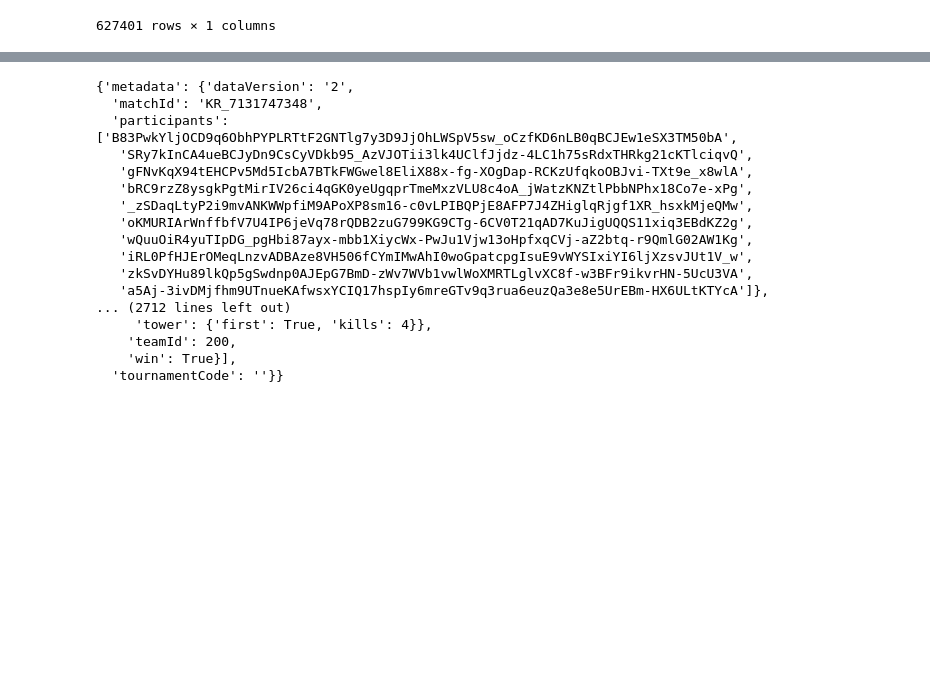
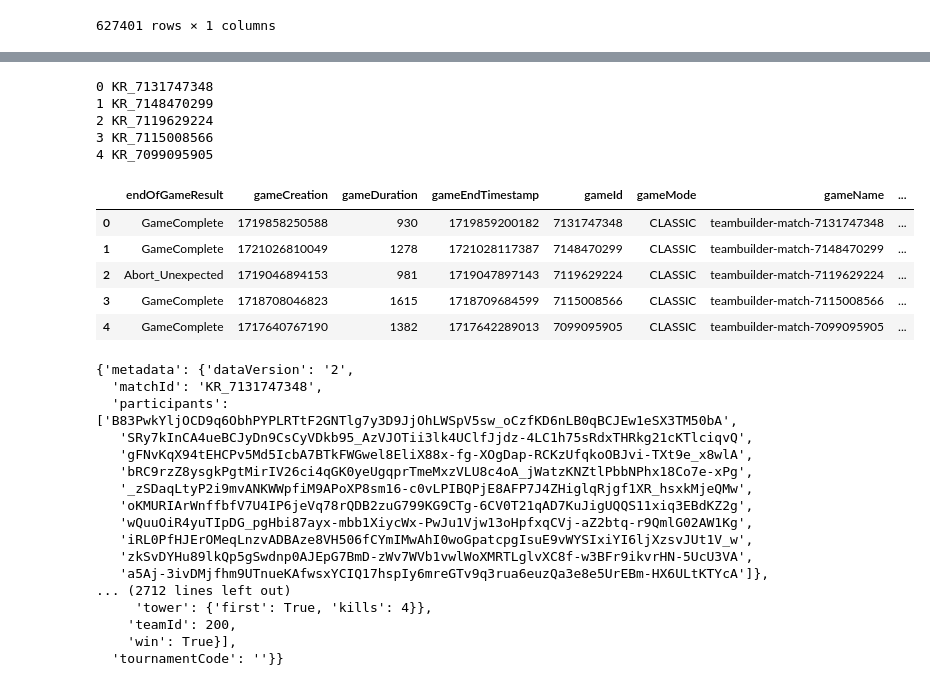
Before and after one commit to kim-bo-saeng/personal_project, a Jupyter notebook: lol_data/lol_api_data_analysis.ipynb, the cells around one changed output, grey strips where cells are left out. Drawn from its saved outputs; the diff is of its cells as text; code cells hidden in the pictures; blank space fills up the shorter version.

Commit message:
feat : data_tb_creation

```diff
--- a/lol_data/lol_api_data_analysis.ipynb
+++ b/lol_data/lol_api_data_analysis.ipynb
@@ -379,6 +396,37 @@ match_data_metadata_df
 | 2 | 2 | KR_7119629224 | 25k3AYEOln641aD9yu93wvozo6_iexxkJ... | DZPt_qsDIGJOypuytsQT1lEROmwKEY2YK... | -eVPjzc8MuFQnSm7xDstkmE-3tOShQ_UO... | DUMdkfI3q4C2dfD8t4mv2Pr_k2i-GankF... | 14Gg53Yeca1bAyAw7-c0EUMZL4MODX3uO... | XaxZ2bATV6HDtnA4hNDfmQ7zKEmREuaSV... | 7Oqi1hxsB7VLPWdeAzFQZkM7pVgn2qZ-c... | LZu82UkzT1lb7mWxEdevzYfeiGK4Suyl6... | ... |
 | 3 | 2 | KR_7115008566 | fdVSjlblc_sxW6SWA1mCwTfy2dy7LofVc... | aOugu91Lb4krSBx2oa06WXXPeRB4XXI6T... | IBrQLW0RyH5TgotjLe_SlmUGKKuwGrpi4... | DLemiyAJLwmoQj0iYq_K2hbXKn_P34PBe... | NVSzKCJkPmt6X-Tgp2R_KHCJ2fQVok9wp... | RpEUypjofXYLvKA7Jj0vOLxociRbAJYQW... | fTMQwEIoiGTTwUIKgQ1j8eUisVFulHb-o... | HPZD45jKmy6kCe9Uht7bXhN9AESu4VPNK... | ... |
 | 4 | 2 | KR_7099095905 | 9rBpKbL6S6YjOZ-EqePSKp746bgP7_bv4... | 5MtfIe_edEXERXIANRaiVqTvXzzJKOKe9... | fXsNgY2XWpcRZJnbeiZ887Ty_hNwZT4Wv... | WqR-JpIiTormjb2Py_KiQoEnK5jZIXLJp... | HtaFI1aqxmA1RTWR8AqpNxrjDycYVP33z... | CcOWE-z2O8KoSQ1GOHTmzsPhGA0LtjjEx... | 2pVgeUqDycCMlyA41imi2D5-CRlV3DbAT... | RbCf6COOEz2YuyjkfYqhqN4OZ-qR2eMIs... | ... |
+# %%
+match_data_info_df = pd.DataFrame()
+
+for i in range(5):
+    # matchid를 통해 match정보를 가져오기
+    matchId = user_match_df['user_match_list'].loc[i]
+    match_data_row = match(matchId).json()
+
+    del match_data_row['info']['participants']
+    del match_data_row['info']['teams']
+    match_data_info = pd.DataFrame(match_data_row['info'],index=[0])
+    match_data_info['matchId'] = matchId
+
+    match_data_info_df = pd.concat([match_data_info_df,match_data_info],ignore_index = True)
+
+    print(i,matchId)
+    time.sleep(1)
+
+match_data_info_df
+# %% [output]
+0 KR_7131747348
+1 KR_7148470299
+2 KR_7119629224
+3 KR_7115008566
+4 KR_7099095905
+|  | endOfGameResult | gameCreation | gameDuration | gameEndTimestamp | gameId | gameMode | gameName | ... |
+| 0 | GameComplete | 1719858250588 | 930 | 1719859200182 | 7131747348 | CLASSIC | teambuilder-match-7131747348 | ... |
+| 1 | GameComplete | 1721026810049 | 1278 | 1721028117387 | 7148470299 | CLASSIC | teambuilder-match-7148470299 | ... |
+| 2 | Abort_Unexpected | 1719046894153 | 981 | 1719047897143 | 7119629224 | CLASSIC | teambuilder-match-7119629224 | ... |
+| 3 | GameComplete | 1718708046823 | 1615 | 1718709684599 | 7115008566 | CLASSIC | teambuilder-match-7115008566 | ... |
+| 4 | GameComplete | 1717640767190 | 1382 | 1717642289013 | 7099095905 | CLASSIC | teambuilder-match-7099095905 | ... |
 # %%
 match_id_test = user_match_df['user_match_list'].loc[0]
 match_data_temp = match(match_id_test).json()
```
Also changed, not shown: parts of 8 cells of this notebook.
